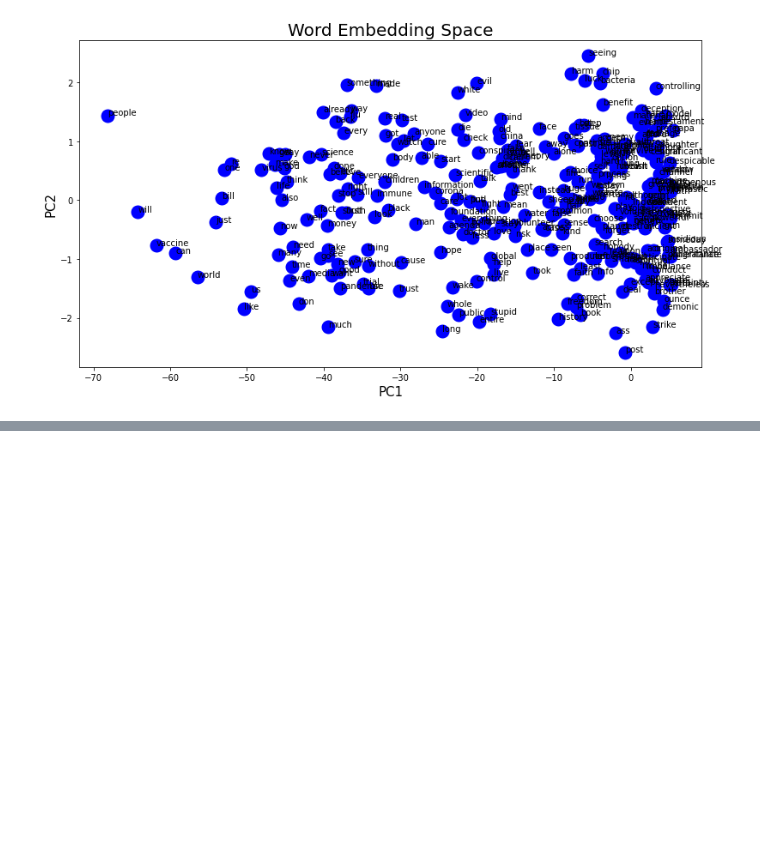
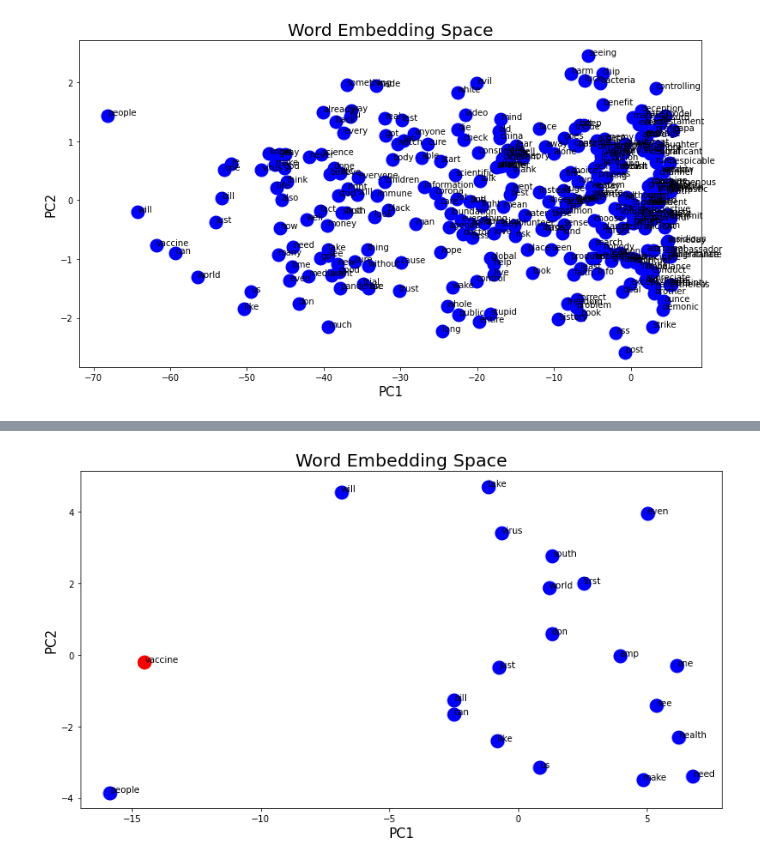
Before and after one commit to sillsphelyx/Vaccine_sentiments_SA, a Jupyter notebook: Covid_vaccine_sentiment_SA-Training_Word_embeddings.ipynb, the cells around one changed output, grey strips where cells are left out. Saved outputs shown, nothing was run; the diff lists cells and outputs as text; code cells hidden in the pictures; blank space fills up the shorter version.

```diff
--- a/Covid_vaccine_sentiment_SA-Training_Word_embeddings.ipynb
+++ b/Covid_vaccine_sentiment_SA-Training_Word_embeddings.ipynb
@@ -156,0 +193,5 @@ plotting_components_mod(combined_components,combined_vectors,300)
+# %%
+# Plot for words around vaccine in the comments corpus
+word_distribution_around_target_word('vaccine',20,comment_vectors)
+# %% [output]
+[figure, added]
```
Also changed, not shown: parts of 11 cells of this notebook, 1 other file.
